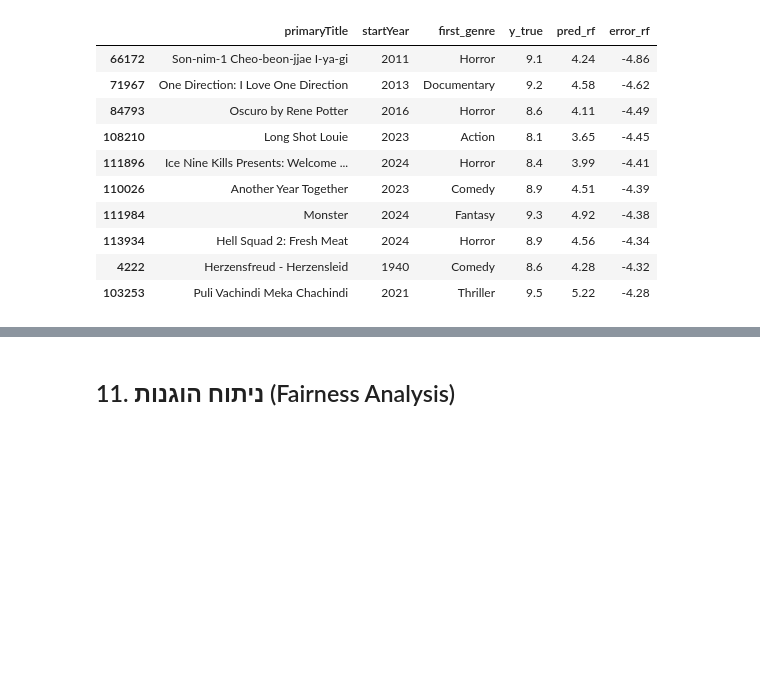
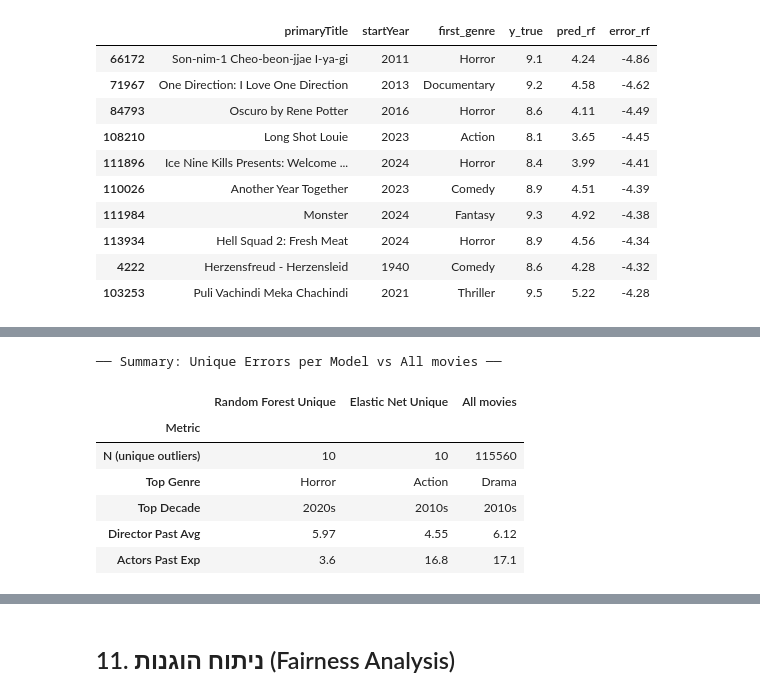
Before and after one commit to shirelhaddad/machine-learning, a Jupyter notebook: notebook_part2 (3) (2).ipynb, the cells around one changed output, grey strips where cells are left out. Cells and saved outputs as stored; diff of their text form; code cells hidden in the pictures; blank space fills up the shorter version.

```diff
--- a/notebook_part2 (3) (2).ipynb
+++ b/notebook_part2 (3) (2).ipynb
@@ -530,0 +577,38 @@ print(f"ייחודי ל-EN בלבד: {len(only_en)} סרטים")
+# %%
+# טבלת סיכום
+summary_unique = pd.DataFrame({
+    'Metric':              ['N (unique outliers)',
+                            'Top Genre',
+                            'Top Decade',
+                            'Director Past Avg',
+                            'Actors Past Exp'],
+    f'{best_name} Unique': [
+        len(sub_best),
+        sub_best['first_genre'].value_counts().idxmax() if len(sub_best) > 0 else 'N/A',
+        f"{int((sub_best['startYear'] // 10 * 10).value_counts().idxmax())}s" if len(sub_best) > 0 else 'N/A',
+        f"{sub_best['director_past_avg'].mean():.2f}",
+        f"{sub_best['avg_actors_past_exp'].mean():.1f}",],
+    f'{other_name} Unique': [
+        len(sub_other),
+        sub_other['first_genre'].value_counts().idxmax() if len(sub_other) > 0 else 'N/A',
+        f"{int((sub_other['startYear'] // 10 * 10).value_counts().idxmax())}s" if len(sub_other) > 0 else 'N/A',
+        f"{sub_other['director_past_avg'].mean():.2f}",
+        f"{sub_other['avg_actors_past_exp'].mean():.1f}",],
+    'All movies': [
+        len(errors_df),
+        errors_df['first_genre'].value_counts().idxmax(),
+        f"{int((errors_df['startYear'] // 10 * 10).value_counts().idxmax())}s",
+        f"{errors_df['director_past_avg'].mean():.2f}",
+        f"{errors_df['avg_actors_past_exp'].mean():.1f}",],
+}).set_index('Metric')
+print("── Summary: Unique Errors per Model vs All movies ──")
+display(summary_unique)
+# %% [output]
+── Summary: Unique Errors per Model vs All movies ──
+|  | Random Forest Unique | Elastic Net Unique | All movies |
+| Metric |  |  |  |
+| N (unique outliers) | 10 | 10 | 115560 |
+| Top Genre | Horror | Action | Drama |
+| Top Decade | 2020s | 2010s | 2010s |
+| Director Past Avg | 5.97 | 4.55 | 6.12 |
+| Actors Past Exp | 3.6 | 16.8 | 17.1 |
```
Also changed, not shown: parts of 9 cells of this notebook.
